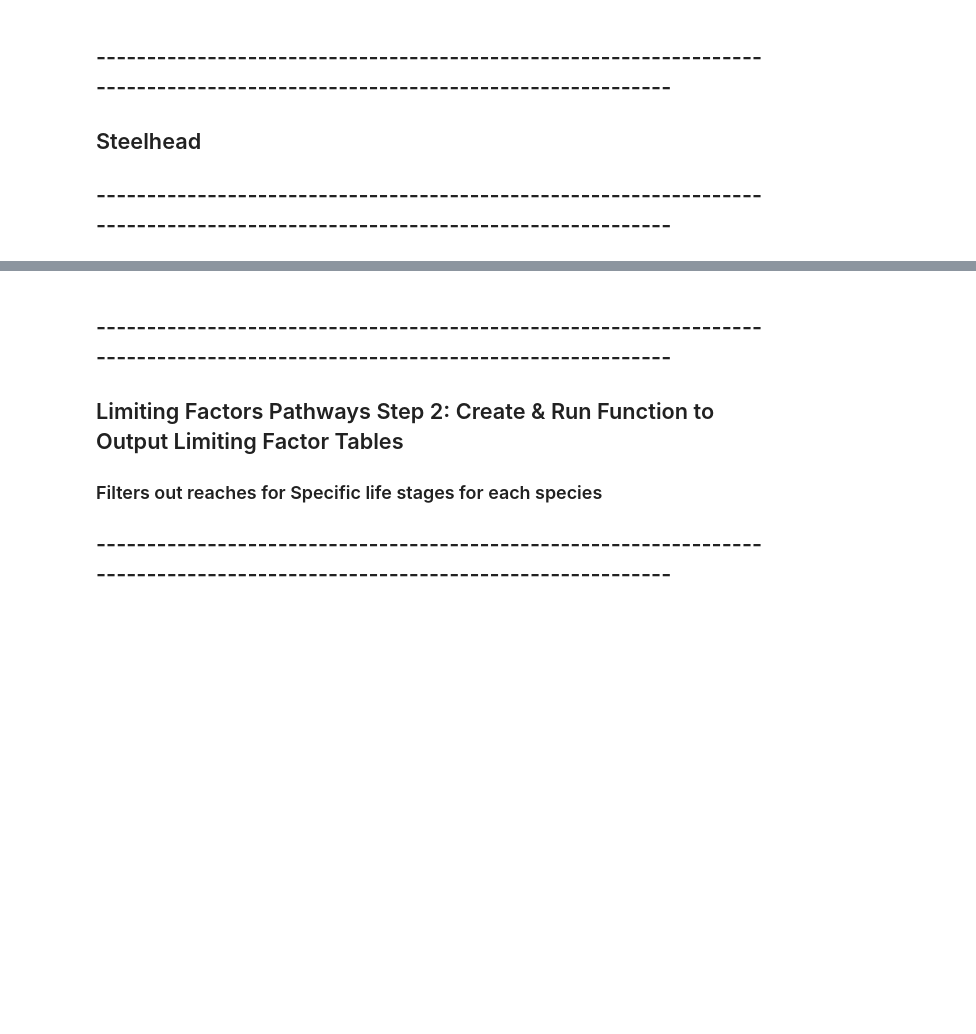
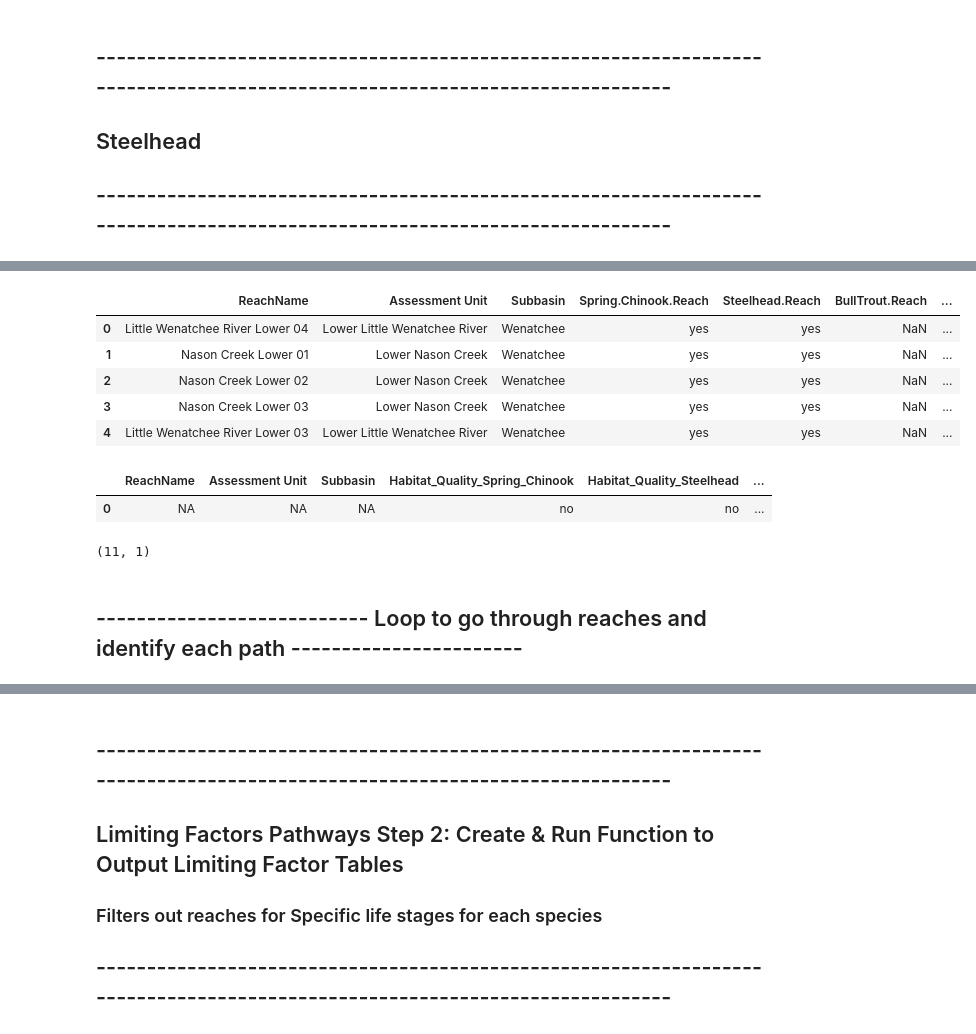
Before and after one commit to Upper-Columbia-Salmon-Recovery-Board/Prioritization_Step2_Data_Tool, a Jupyter notebook: Protection/RTT_Prioritization_PROTECTION_Pathways_Script.ipynb, the cells around one changed output, grey strips where cells are left out. Cells and saved outputs as stored; diff of their text form; code cells hidden in the pictures; blank space fills up the shorter version.

```diff
--- a/Protection/RTT_Prioritization_PROTECTION_Pathways_Script.ipynb
+++ b/Protection/RTT_Prioritization_PROTECTION_Pathways_Script.ipynb
@@ -531,3 +473,4 @@ life_stages_protection_data_frame.head()
 # %%
 life_stages_protection_data_frame = life_stages_protection[3:life_stages_protection.shape[0]]
-life_stages_protection_data_frame.columns = life_stages_protection[2:3].values
+col_names = life_stages_protection[2:3].values.tolist()
+life_stages_protection_data_frame.columns = col_names
@@ -577,14 +476,0 @@ life_stage_index_x = 1
-# %%
-def FUNCTION_life_stages_protection(life_stages_protection, life_stage_x, life_stage_index_x):
-
-    # ---------------- locate the column for the life stage priority ----------
-    life_stage_priorities_x = life_stages_protection_data_frame[ Life_Stage_Priority_AU_vars['column_SPCH'][life_stage_index_x] ]
-
-    # ---------------- locate column for the life stage HQ score -------
-    life_stage_HQ_scores_x = life_stages_protection_data_frame[ Life_Stage_HQ_score_vars['column_SPCH'][life_stage_index_x] ]
-# %%
-# ---------------- locate the column for the life stage priority ----------
-life_stage_priorities_x = life_stages_protection_data_frame[ Life_Stage_Priority_AU_vars['column_SPCH'][life_stage_index_x] ]
-
-# ---------------- locate column for the life stage HQ score -------
-life_stage_HQ_scores_x = life_stages_protection_data_frame[ Life_Stage_HQ_score_vars['column_SPCH'][life_stage_index_x] ]
@@ -661,0 +578,26 @@ number of reaches/rows after Habitat Attribute Score criteria:526
+# %%
+# ------ just a dummy array for index values ------------
+index_vals = pd.Series(range(0,7))
+
+species_x = "Spring_Chinook"
+
+Spring_Chinook_Limiting_Factor_LF_and_HG_Output_All_Stages = pd.DataFrame([])
+
+for i in range(index_vals.shape[0]):
+    # -------------- test variables ----------
+    print(life_stages_all.life_stages[i])
+    output_x = FUNCTION_life_stages_protection(life_stages_all.life_stages[i], i, species_x)
+
+    output_x = output_x[['ReachName', 'Assessment Unit','Subbasin','Spring.Chinook.Reach','Steelhead.Reach',
+        'BullTrout.Reach','Number of Life Stages- SPCHN','Number of Life Stages- STL','Number of Life Stages- BT',
+        'Species_Priority','Life_Stage', 'AU Life Stage Priority','HQ Life Stage Score']]
+    #print('columns output: ')
+    #print(output_x.columns)
+
+    #print('MASTER columns output: ')
+    #print(Spring_Chinook_Limiting_Factor_LF_and_HG_Output_All_Stages.columns)
+
+    Spring_Chinook_Limiting_Factor_LF_and_HG_Output_All_Stages = Spring_Chinook_Limiting_Factor_LF_and_HG_Output_All_Stages.append(output_x, ignore_index=True)
+
+
+Spring_Chinook_Limiting_Factor_LF_and_HG_Output_All_Stages.to_excel(output_location_master_spring_chinook_limiting_factor, index = False)
@@ -708,0 +694,9 @@ number of reaches/rows after Habitat Attribute Score criteria:778
+# %%
+Spring_Chinook_Limiting_Factor_LF_and_HG_Output_All_Stages.head()
+# %% [output]
+|  | ReachName | Assessment Unit | Subbasin | Spring.Chinook.Reach | Steelhead.Reach | BullTrout.Reach | ... |
+| 0 | Little Wenatchee River Lower 04 | Lower Little Wenatchee River | Wenatchee | yes | yes | NaN | ... |
+| 1 | Nason Creek Lower 01 | Lower Nason Creek | Wenatchee | yes | yes | NaN | ... |
+| 2 | Nason Creek Lower 02 | Lower Nason Creek | Wenatchee | yes | yes | NaN | ... |
+| 3 | Nason Creek Lower 03 | Lower Nason Creek | Wenatchee | yes | yes | NaN | ... |
+| 4 | Little Wenatchee River Lower 03 | Lower Little Wenatchee River | Wenatchee | yes | yes | NaN | ... |
@@ -708,0 +711,12 @@ number of reaches/rows after Habitat Attribute Score criteria:778
+# %%
+row_x
+# %% [output]
+|  | ReachName | Assessment Unit | Subbasin | Habitat_Quality_Spring_Chinook | Habitat_Quality_Steelhead | ... |
+| 0 | NA | NA | NA | no | no | ... |
+# %%
+row_x = pd.DataFrame([['NA'], ['NA'], ['NA'],['no'],['no'],['no'],['no'], ['NA'],['NA'], ['NA'], ['NA']])
+row_x.shape
+# %% [output]
+(11, 1)
+# %% [markdown]
+## --------------------------- Loop to go through reaches and identify each path -----------------------
```
Also changed, not shown: parts of 53 cells of this notebook, 2 other files.
